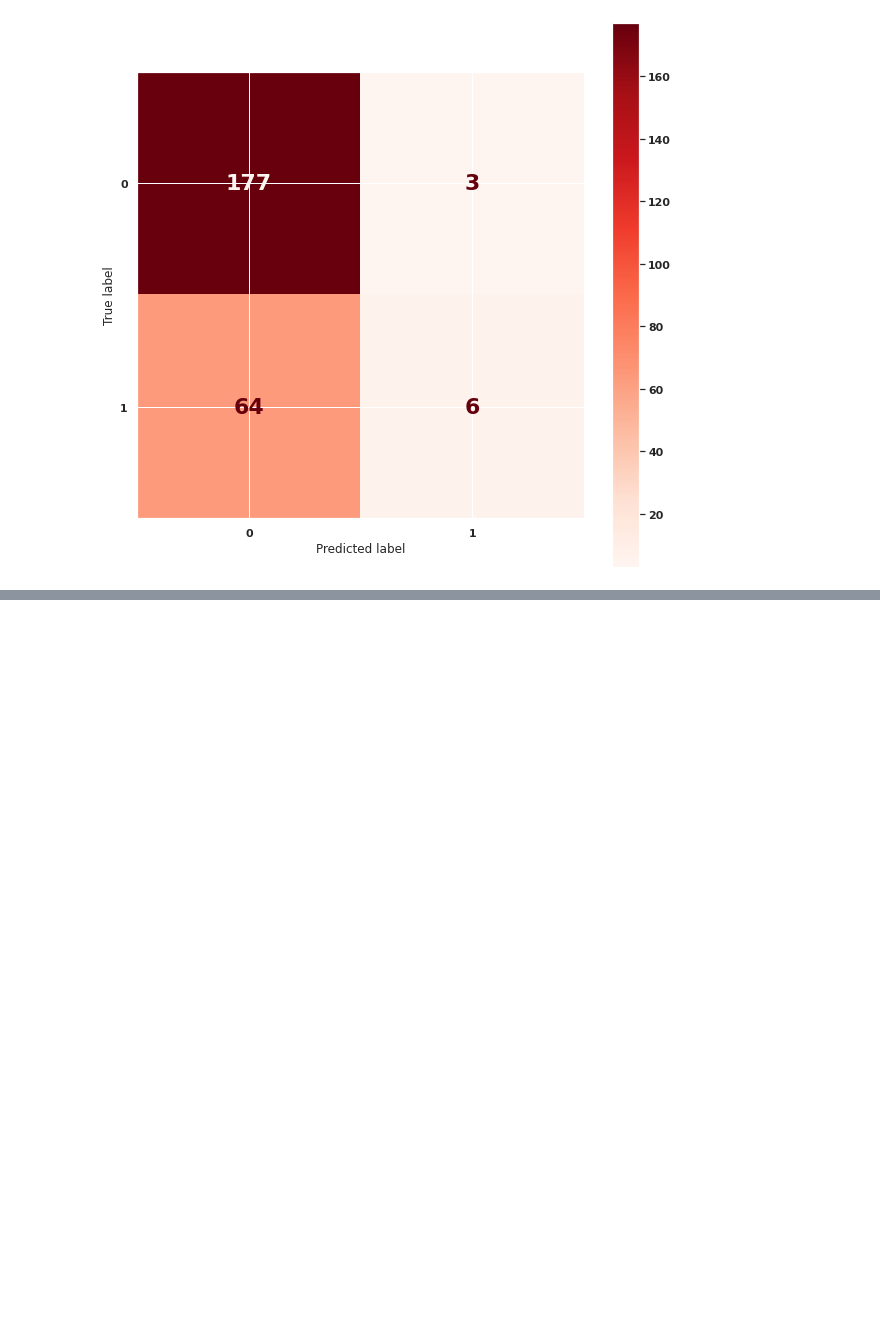
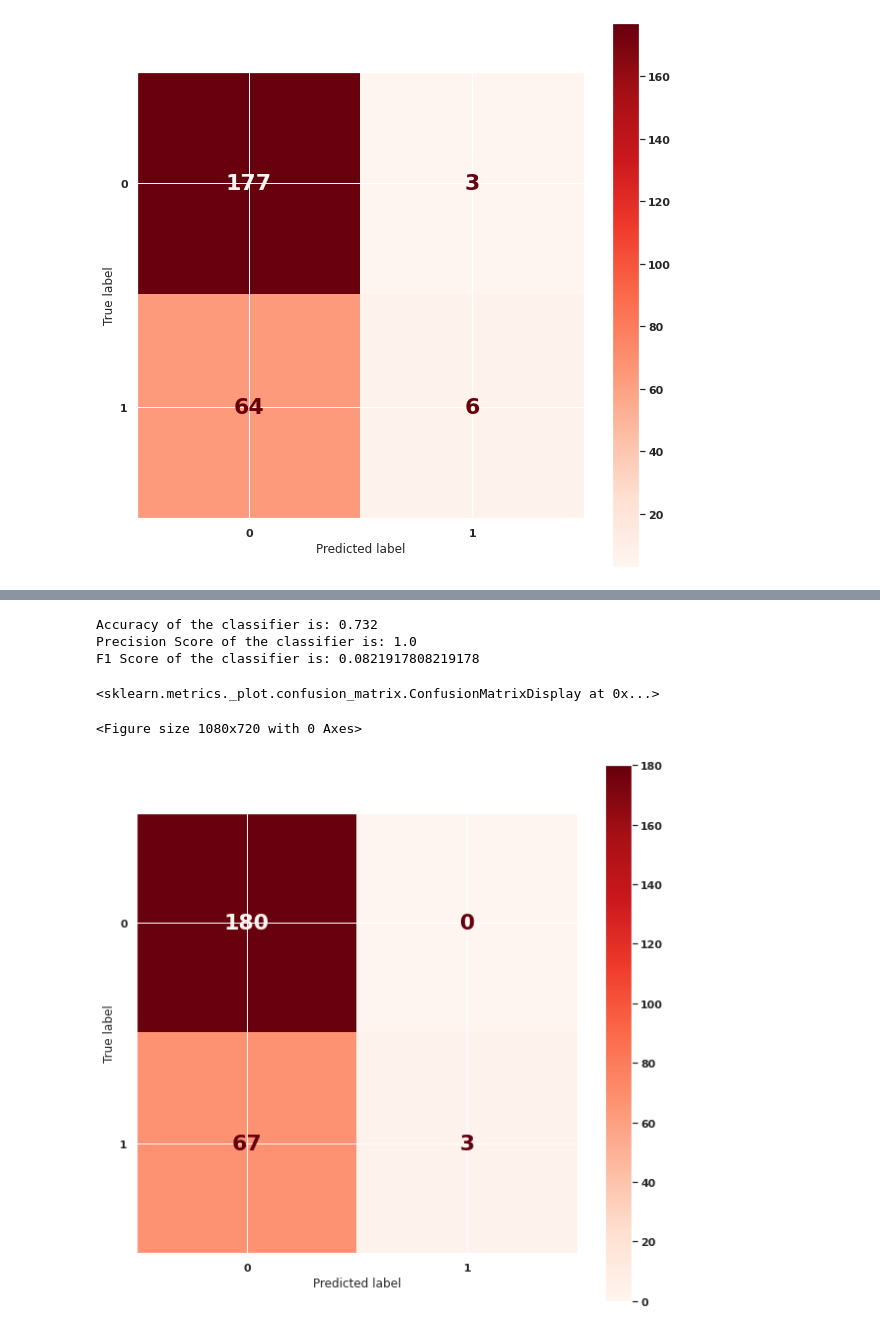
Before and after one commit to edx04/data-science, a Jupyter notebook: Entrega2Arellano.ipynb, the cells around one changed output, grey strips where cells are left out. Saved outputs shown, nothing was run; the diff lists cells and outputs as text; code cells hidden in the pictures; blank space fills up the shorter version.

```diff
--- a/Entrega2Arellano.ipynb
+++ b/Entrega2Arellano.ipynb
@@ -614,0 +644,30 @@ disp.plot(include_values=True, cmap="Reds", ax=None)
+# %%
+from sklearn.decomposition import PCA
+from sklearn.pipeline import make_pipeline
+
+
+pipeline = make_pipeline( PCA(n_components=180), RandomForestClassifier())
+pipeline.fit(X=X_train, y=y_train)
+predictions = pipeline.predict(X_test)
+# %%
+print(f"Accuracy of the classifier is: {accuracy_score(y_test, predictions)}")
+print(f"Precision Score of the classifier is: {precision_score(y_test, predictions)}")
+print(f"F1 Score of the classifier is: {f1_score(y_test, predictions)}")
+# %% [output]
+Accuracy of the classifier is: 0.732
+Precision Score of the classifier is: 1.0
+F1 Score of the classifier is: 0.0821917808219178
+# %%
+plt.figure(figsize=(15,10))
+font = {'family' : 'DejaVu Sans',
+    'weight' : 'bold',
+    'size'   : 22}
+plt.rc('font', **font)
+cm = confusion_matrix(y_test, predictions)
+disp = ConfusionMatrixDisplay(confusion_matrix=cm)
+
+disp.plot(include_values=True, cmap="Reds", ax=None)
+# %% [output]
+<sklearn.metrics._plot.confusion_matrix.ConfusionMatrixDisplay at 0x...>
+<Figure size 1080x720 with 0 Axes>
+[figure, added]
```
Also changed, not shown: parts of 15 cells of this notebook.
